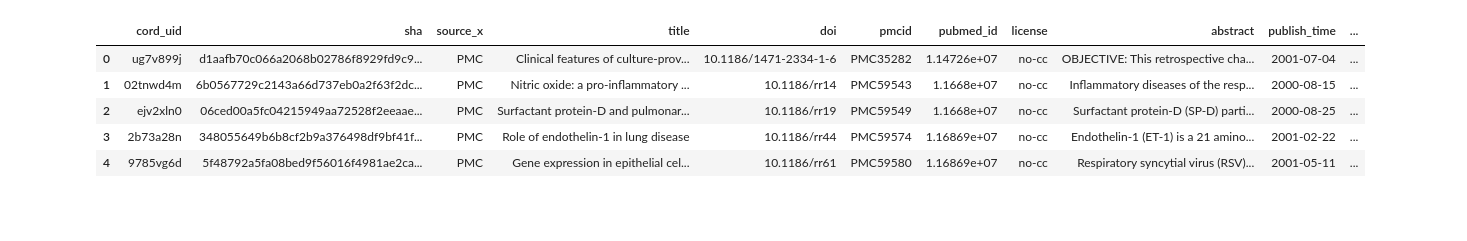
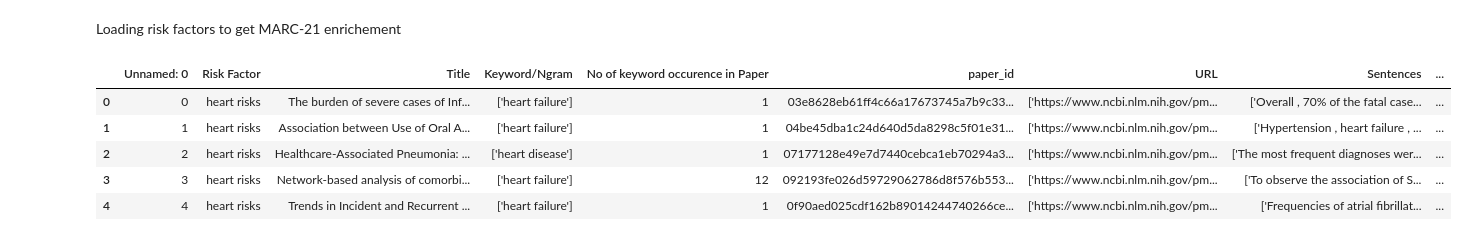
Before and after one commit to CoronaWhy/cord19-metadata, a Jupyter notebook: notebooks/MARC21 conversion.ipynb, the cells around one changed output. Cells and saved outputs as stored; diff of their text form; code cells hidden in the pictures; blank space fills up the shorter version.

```diff
--- a/notebooks/MARC21 conversion.ipynb
+++ b/notebooks/MARC21 conversion.ipynb
@@ -53,9 +109,31 @@ memory usage: 28.4+ MB
-# %%
-metadata.head()
-# %% [output]
-|  | cord_uid | sha | source_x | title | doi | pmcid | pubmed_id | license | abstract | publish_time | ... |
-| 0 | ug7v899j | d1aafb70c066a2068b02786f8929fd9c9... | PMC | Clinical features of culture-prov... | 10.1186/1471-2334-1-6 | PMC35282 | 1.14726e+07 | no-cc | OBJECTIVE: This retrospective cha... | 2001-07-04 | ... |
-| 1 | 02tnwd4m | 6b0567729c2143a66d737eb0a2f63f2dc... | PMC | Nitric oxide: a pro-inflammatory ... | 10.1186/rr14 | PMC59543 | 1.1668e+07 | no-cc | Inflammatory diseases of the resp... | 2000-08-15 | ... |
-| 2 | ejv2xln0 | 06ced00a5fc04215949aa72528f2eeaae... | PMC | Surfactant protein-D and pulmonar... | 10.1186/rr19 | PMC59549 | 1.1668e+07 | no-cc | Surfactant protein-D (SP-D) parti... | 2000-08-25 | ... |
-| 3 | 2b73a28n | 348055649b6b8cf2b9a376498df9bf41f... | PMC | Role of endothelin-1 in lung disease | 10.1186/rr44 | PMC59574 | 1.16869e+07 | no-cc | Endothelin-1 (ET-1) is a 21 amino... | 2001-02-22 | ... |
-| 4 | 9785vg6d | 5f48792a5fa08bed9f56016f4981ae2ca... | PMC | Gene expression in epithelial cel... | 10.1186/rr61 | PMC59580 | 1.16869e+07 | no-cc | Respiratory syncytial virus (RSV)... | 2001-05-11 | ... |
+# %% [markdown]
+Loading risk factors to get MARC-21 enrichement
+# %%
+def readfactor(fileID):
+    fileURL = "http://datasets.coronawhy.org/api/access/datafile/%s" % fileID #?format=original&gbrecs=true"
+    df = pd.read_csv(fileURL)
+    return df
+
+risks = {}
+risks['age'] = '61'
+risks['humidity'] = '68'
+risks['heart risks'] = '62'
+data = {}
+marcrisk={}
+for factor in risks:
+    df = readfactor(risks[factor])
+    data[factor] = df
+    riskngrams = {}
+    if 'Keyword/Ngram' in df.columns:
+        for keyword in df['Keyword/Ngram']:
+            riskngrams[keyword] = '655 a b'
+    marcrisk[factor] = riskngrams
+data['heart risks'].head()
+#marcrisk
+# %% [output]
+|  | Unnamed: 0 | Risk Factor | Title | Keyword/Ngram | No of keyword occurence in Paper | paper_id | URL | Sentences | ... |
+| 0 | 0 | heart risks | The burden of severe cases of Inf... | ['heart failure'] | 1 | 03e8628eb61ff4c66a17673745a7b9c33... | ['https://www.ncbi.nlm.nih.gov/pm... | ['Overall , 70% of the fatal case... | ... |
+| 1 | 1 | heart risks | Association between Use of Oral A... | ['heart failure'] | 1 | 04be45dba1c24d640d5da8298c5f01e31... | ['https://www.ncbi.nlm.nih.gov/pm... | ['Hypertension , heart failure , ... | ... |
+| 2 | 2 | heart risks | Healthcare-Associated Pneumonia: ... | ['heart disease'] | 1 | 07177128e49e7d7440cebca1eb70294a3... | ['https://www.ncbi.nlm.nih.gov/pm... | ['The most frequent diagnoses wer... | ... |
+| 3 | 3 | heart risks | Network-based analysis of comorbi... | ['heart failure'] | 12 | 092193fe026d59729062786d8f576b553... | ['https://www.ncbi.nlm.nih.gov/pm... | ['To observe the association of S... | ... |
+| 4 | 4 | heart risks | Trends in Incident and Recurrent ... | ['heart failure'] | 1 | 0f90aed025cdf162b89014244740266ce... | ['https://www.ncbi.nlm.nih.gov/pm... | ['Frequencies of atrial fibrillat... | ... |
```
Also changed, not shown: parts of 13 cells of this notebook.
